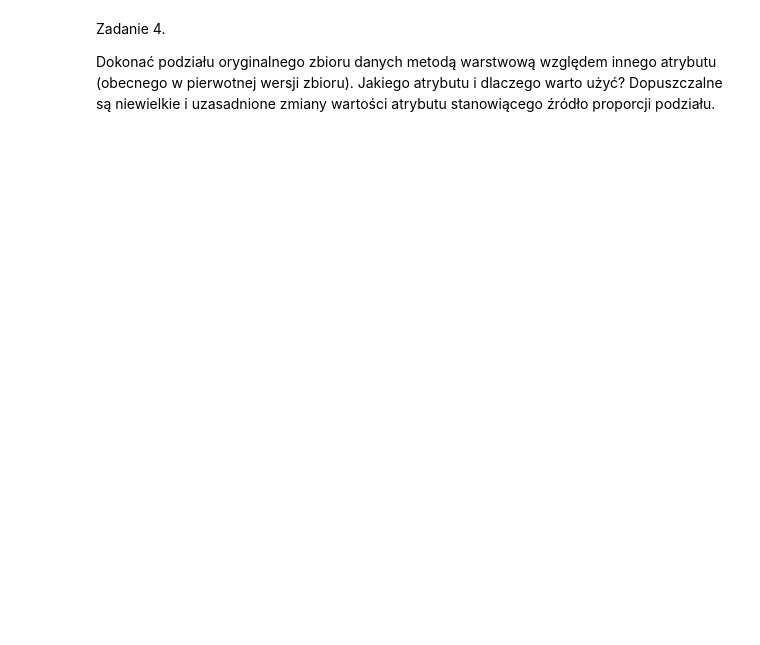
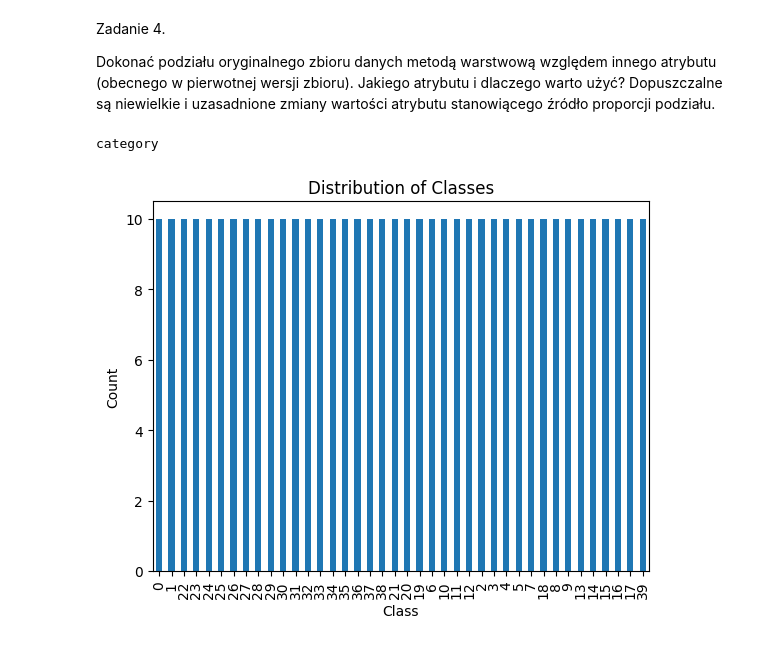
Before and after one commit to edytamejlun123/UczenieMaszynowe, a Jupyter notebook: lab2.ipynb, the cells around one changed output. Drawn from its saved outputs; the diff is of its cells as text; code cells hidden in the pictures; blank space fills up the shorter version.

```diff
--- a/lab2.ipynb
+++ b/lab2.ipynb
@@ -201,3 +199,25 @@ plt
 Zadanie 4.
 
 Dokonać podziału oryginalnego zbioru danych metodą warstwową względem innego atrybutu (obecnego w pierwotnej wersji zbioru). Jakiego atrybutu i dlaczego warto użyć? Dopuszczalne są niewielkie i uzasadnione zmiany wartości atrybutu stanowiącego źródło proporcji podziału.
+# %%
+# wartwowy
+for train_idx, test_idx in splitter_2.split(data_2.loc[:, data_2.columns != 'class'], data_2['class']):
+  train_data = data_2.iloc[train_idx]
+  test_data = data_2.iloc[test_idx]
+
+print(data_2['class'].dtype)
+class_counts = data_2['class'].value_counts()
+class_counts.plot(kind='bar')
+plt.xlabel('Class')
+plt.ylabel('Count')
+plt.title('Distribution of Classes')
+plt.show()
+# hist_train_warst = train_data.hist(column='class')
+
+# hist_test_warst = test_data.hist(column='class')
+
+# hist_train_warst
+# hist_test_warst
+# %% [output]
+category
+[figure, added]
```
Also changed, not shown: parts of 4 cells of this notebook.
